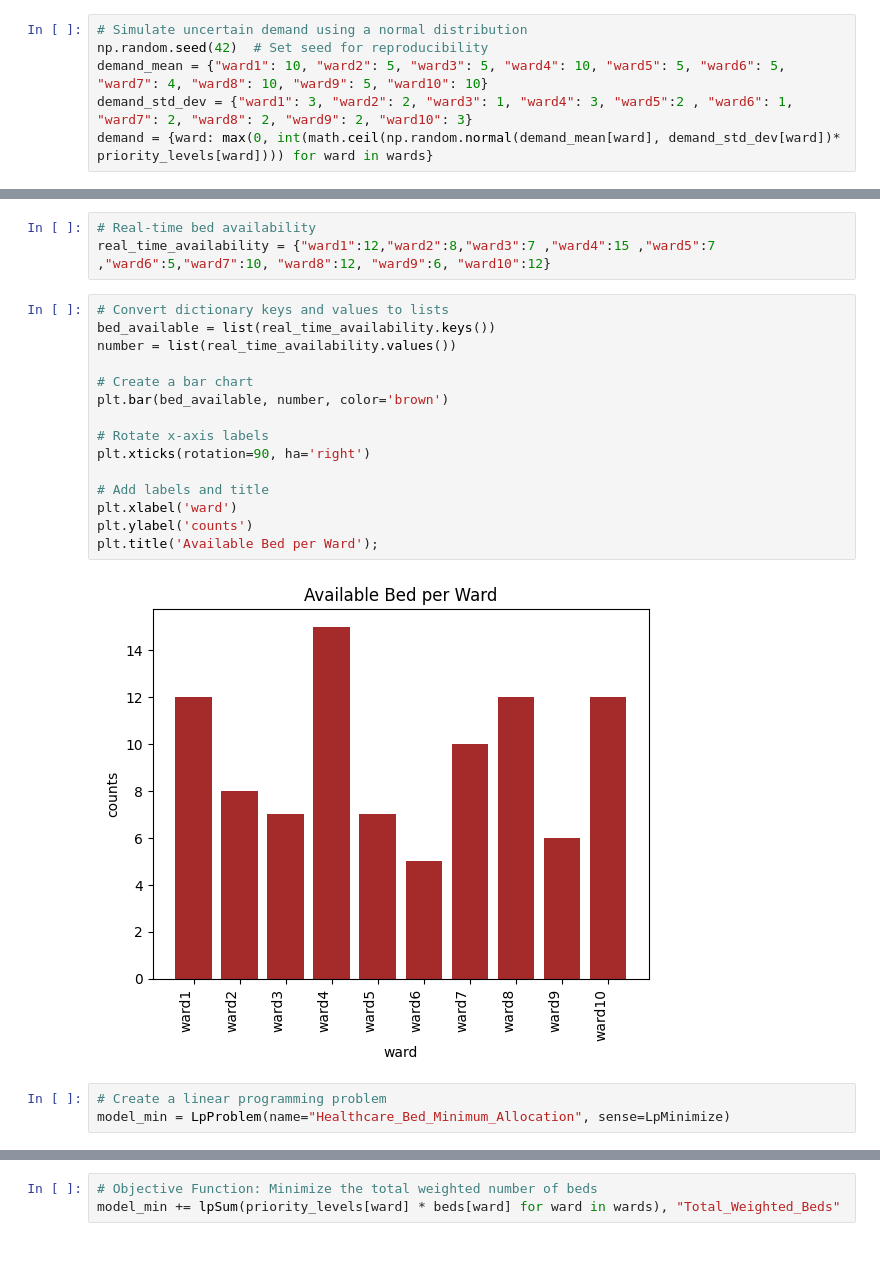
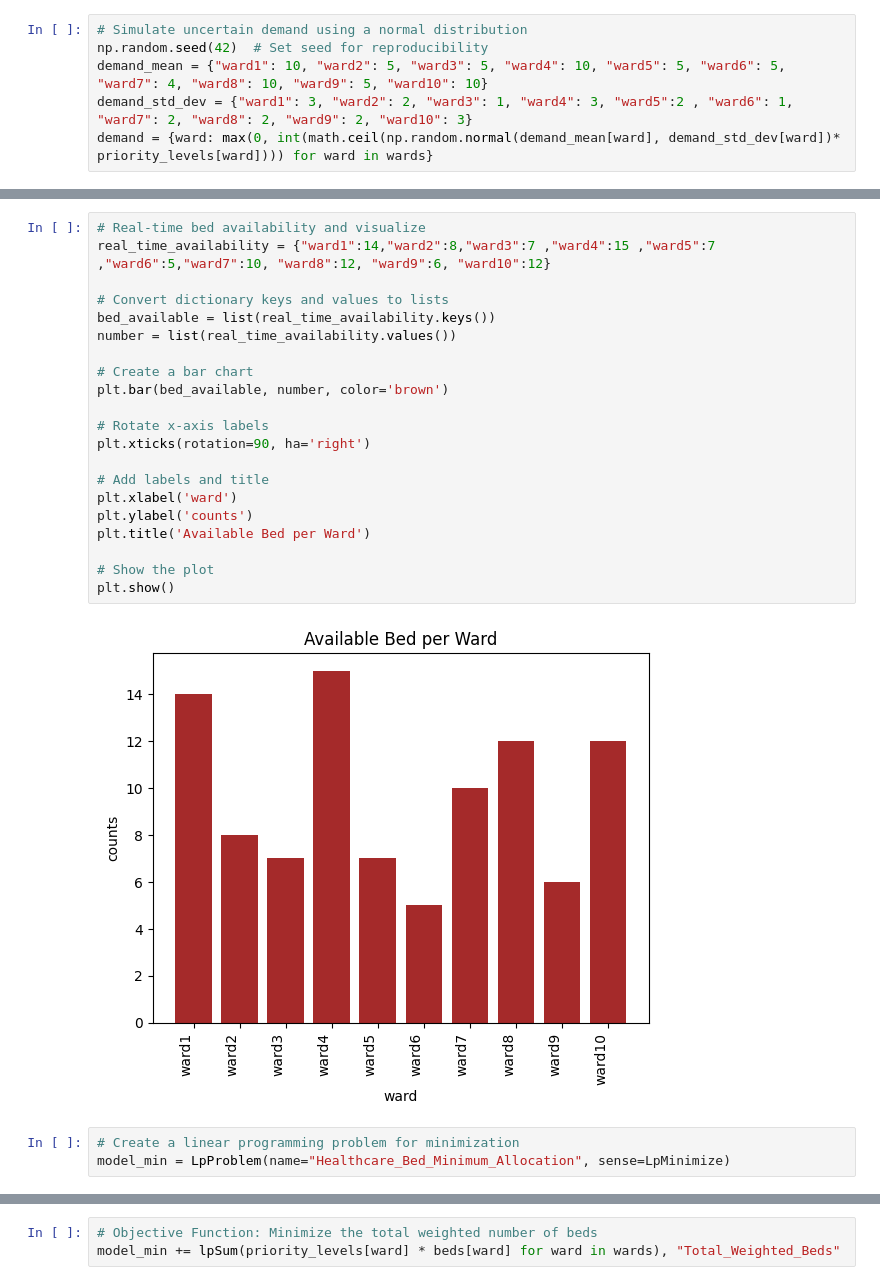
Before and after one commit to kessingtonosazee/GCP_Project_1, a Jupyter notebook: Code_KNN.ipynb, the cells around one changed output, grey strips where cells are left out. Cells and saved outputs as stored; diff of their text form; blank space fills up the shorter version.

```diff
--- a/Code_KNN.ipynb
+++ b/Code_KNN.ipynb
@@ -97,27 +95,30 @@ plt.title('Bed Demand per Ward');
 # %% [output]
 [figure]
 # %%
-# Real-time bed availability
-real_time_availability = {"ward1":12,"ward2":8,"ward3":7 ,"ward4":15 ,"ward5":7 ,"ward6":5,"ward7":10, "ward8":12, "ward9":6, "ward10":12}
+# Real-time bed availability and visualize
+real_time_availability = {"ward1":14,"ward2":8,"ward3":7 ,"ward4":15 ,"ward5":7 ,"ward6":5,"ward7":10, "ward8":12, "ward9":6, "ward10":12}
+
+# Convert dictionary keys and values to lists
+bed_available = list(real_time_availability.keys())
+number = list(real_time_availability.values())
+
+# Create a bar chart
+plt.bar(bed_available, number, color='brown')
+
+# Rotate x-axis labels
+plt.xticks(rotation=90, ha='right')
+
+# Add labels and title
+plt.xlabel('ward')
+plt.ylabel('counts')
+plt.title('Available Bed per Ward')
+
+# Show the plot
+plt.show()
+# %% [output]
+[figure, added]
-# %%
-# Convert dictionary keys and values to lists
-bed_available = list(real_time_availability.keys())
-number = list(real_time_availability.values())
-
-# Create a bar chart
-plt.bar(bed_available, number, color='brown')
-
-# Rotate x-axis labels
-plt.xticks(rotation=90, ha='right')
-
-# Add labels and title
-plt.xlabel('ward')
-plt.ylabel('counts')
-plt.title('Available Bed per Ward');
-# %% [output]
-[figure, removed]
 # %%
-# Create a linear programming problem
+# Create a linear programming problem for minimization
 model_min = LpProblem(name="Healthcare_Bed_Minimum_Allocation", sense=LpMinimize)
 # %%
 # Decision Variables: Number of beds assigned to each ward
```
Also changed, not shown: parts of 16 cells of this notebook.
